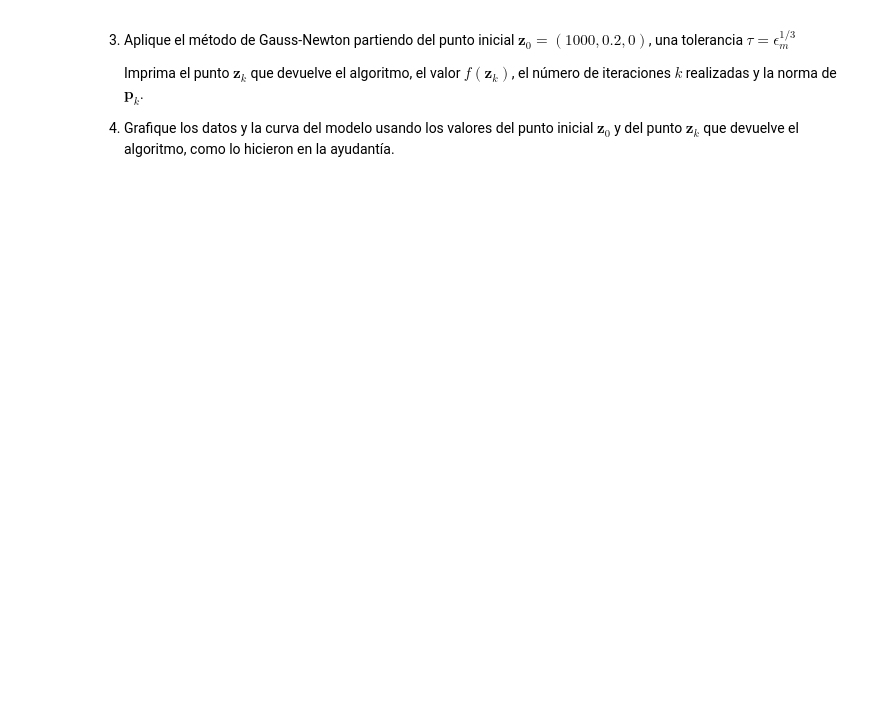
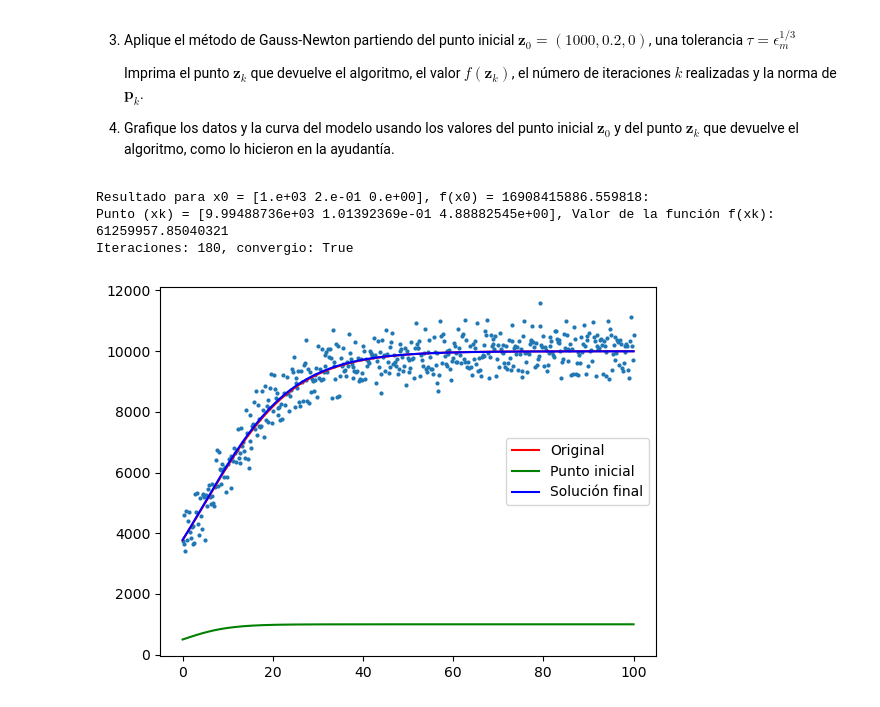
Before and after one commit to GuillermoSego/Optimization, a Jupyter notebook: Tarea 9/Segura_Guillermo_Tarea9.ipynb, the cells around one changed output. Drawn from its saved outputs; the diff is of its cells as text; code cells hidden in the pictures; blank space fills up the shorter version.

```diff
--- a/Tarea 9/Segura_Guillermo_Tarea9.ipynb
+++ b/Tarea 9/Segura_Guillermo_Tarea9.ipynb
@@ -529,16 +563,24 @@ def GaussNewton(f, fRess, Jac, x0, nMax, tau, rho, c1, nBack):
 # %%
 # Funcion R(z)
-def R(z):
+def R(z, T=T, Y=Y):
     N, r, t0 = z
     return fnc_h(T, N, r, t0) - Y
 
+# Funcion f(z)
+def f(z, T=T, Y=Y):
+    return 0.5 * np.dot(R(z), R(z))
+
 # Jacobiano de R(z)
-def Jac(z):
+def Jac(z, T=T):
     N, r, t0 = z
-    J = np.zeros((m, 3))
-    J[:, 0] = 1 / (1 + np.exp(-r * (T - t0)))
-    J[:, 1] = N * (T - t0) / (1 + np.exp(-r * (T - t0)))
-    J[:, 2] = -N * r / (1 + np.exp(-r * (T - t0)))
+    J = np.zeros((len(T), 3))
+    exp_term = np.exp(-r * (T - t0))
+    denom = (1 + exp_term) ** 2
+
+    J[:, 0] = 1 / (1 + exp_term)  # Derivada con respecto a N
+    J[:, 1] = N * (T - t0) * exp_term / denom  # Derivada con respecto a r
+    J[:, 2] = -N * r * exp_term / denom  # Derivada con respecto a t0 (cambiado signo)
+
     return J
 # %% [markdown]
 3. Aplique el método de Gauss-Newton partiendo del punto inicial
@@ -550,3 +592,47 @@ def Jac(z):
 4. Grafique los datos y la curva del modelo usando los valores del punto inicial
    $\mathbf{z}_0$ y del punto $\mathbf{z}_k$ que devuelve el algoritmo, como lo hicieron en
    la ayudantía.
+# %%
+# Puntos iniciales para la función de costo
+puntos_iniciales = [np.array([1000, 0.2, 0])]
+
+# Epsilon de la máquina
+epsilon_m = np.finfo(float).eps
+
+# Configuración de tolerancia
+tau = epsilon_m**(1/3)
+
+# Parámetros iniciales
+alpha_0 = 0.1
+rho = 0.5
+c1 = 0.001
+
+# Número máximo de iteraciones para el descenso máximo y backtracking
+NMax = 5000
+NBack = 500
+
+# Función para probar el algoritmo de newton con diferentes funciones
+def probar_algoritmo(func, R, Jac, puntos_iniciales):
+    for x0 in puntos_iniciales:
+        xk, gk, k, convergio, secuencia = GaussNewton(func, R, Jac, x0, NMax, tau, alpha_0, rho, c1, NBack)
+        valor_final = func(xk)
+        print(f"Resultado para x0 = {x0}, f(x0) = {func(x0)}:")
+        print(f"Punto (xk) = {xk}, Valor de la función f(xk): {valor_final}")
+        print(f"Iteraciones: {k}, convergio: {convergio}")
+
+        # Graficar la funcion para los parametros originales
+        plt.plot(T, Y, 'o', markersize=2)
+        plt.plot(T, fnc_h(T, *params_hat), 'r', label='Original')
+        plt.plot(T, fnc_h(T, *x0), 'g', label='Punto inicial')
+        plt.plot(T, fnc_h(T, *xk), 'b', label='Solución final')
+        plt.legend()
+        plt.show()
+
+
+# Aplicar el algoritmo de Gauss-Newton
+probar_algoritmo(f, R, Jac, puntos_iniciales)
+# %% [output]
+Resultado para x0 = [1.e+03 2.e-01 0.e+00], f(x0) = 16908415886.559818:
+Punto (xk) = [9.99488736e+03 1.01392369e-01 4.88882545e+00], Valor de la función f(xk): 61259957.85040321
+Iteraciones: 180, convergio: True
+[figure, added]
```
Also changed, not shown: parts of 4 cells of this notebook.
